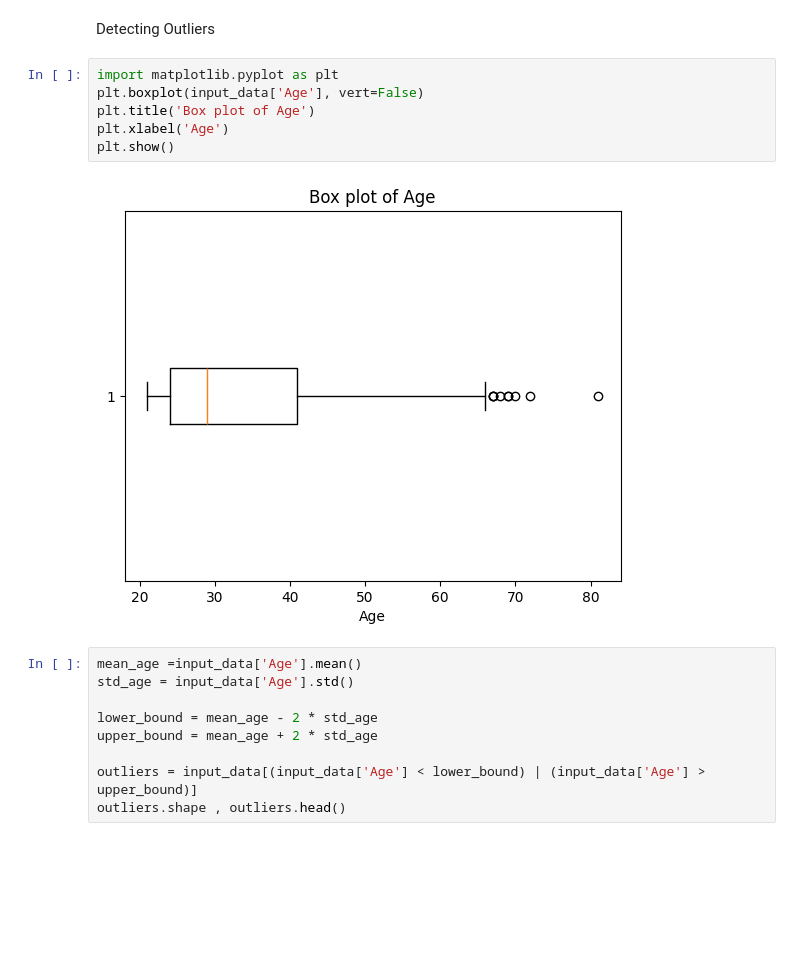
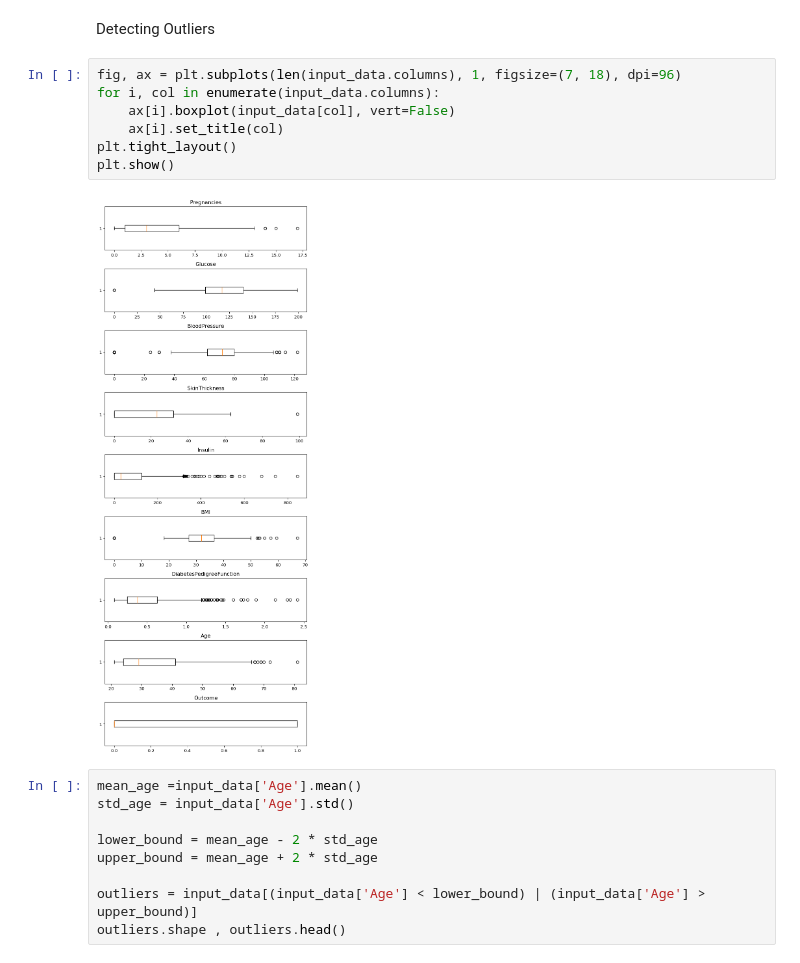
Before and after one commit to sonalkumarasinghe-ctrl/EE-Term_01, a Jupyter notebook: Session 2/diabetese_data_train.ipynb, the cells around one changed output. Cells and saved outputs as stored; diff of their text form; blank space fills up the shorter version.

```diff
--- a/Session 2/diabetese_data_train.ipynb
+++ b/Session 2/diabetese_data_train.ipynb
@@ -75,13 +76,14 @@ dtype: float64
 # %% [markdown]
 Detecting Outliers
 # %%
-import matplotlib.pyplot as plt
-plt.boxplot(input_data['Age'], vert=False)
-plt.title('Box plot of Age')
-plt.xlabel('Age')
+fig, ax = plt.subplots(len(input_data.columns), 1, figsize=(7, 18), dpi=96)
+for i, col in enumerate(input_data.columns):
+    ax[i].boxplot(input_data[col], vert=False)
+    ax[i].set_title(col)
+plt.tight_layout()
 plt.show()
 # %% [output]
-[figure, old version]
+[figure, new version]
 # %%
 mean_age =input_data['Age'].mean()
 std_age = input_data['Age'].std()
```
Also changed, not shown: parts of 3 cells of this notebook.
